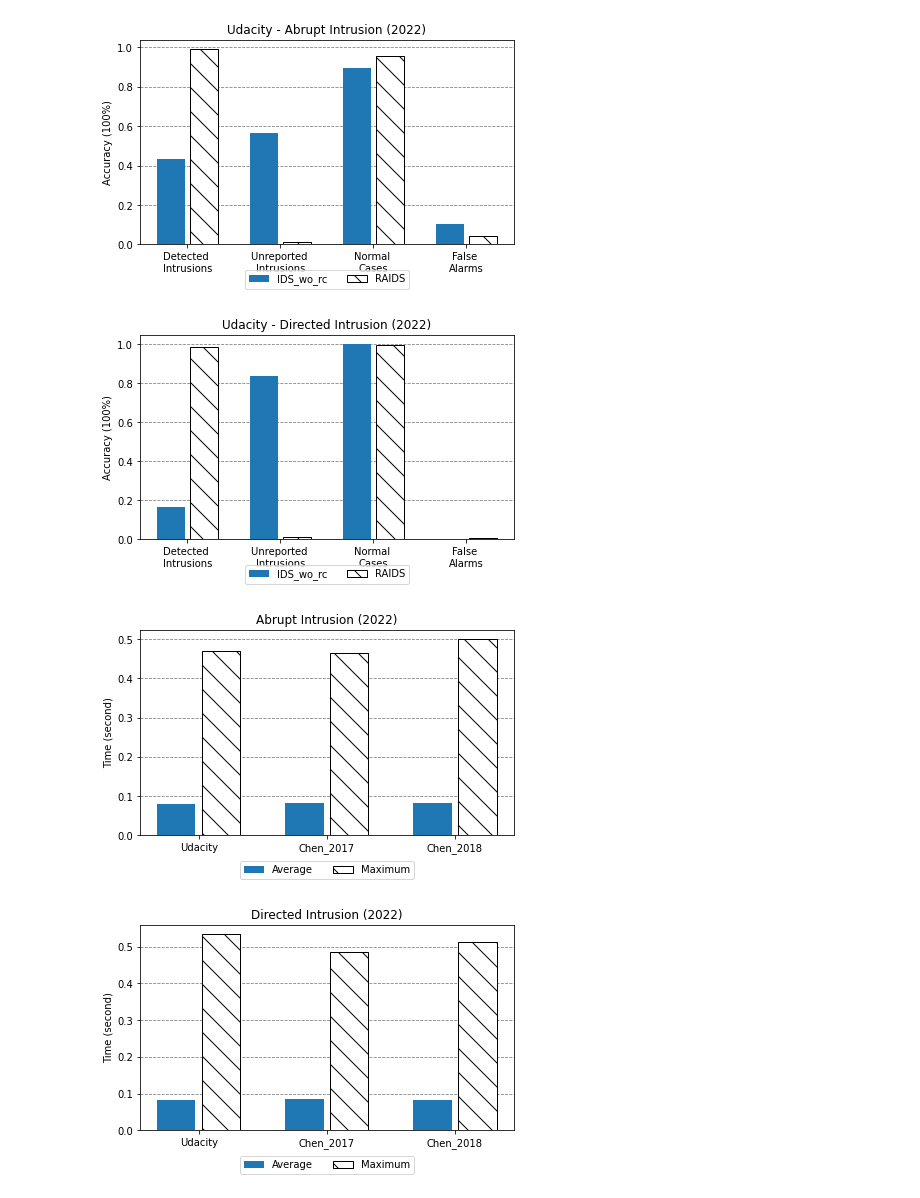
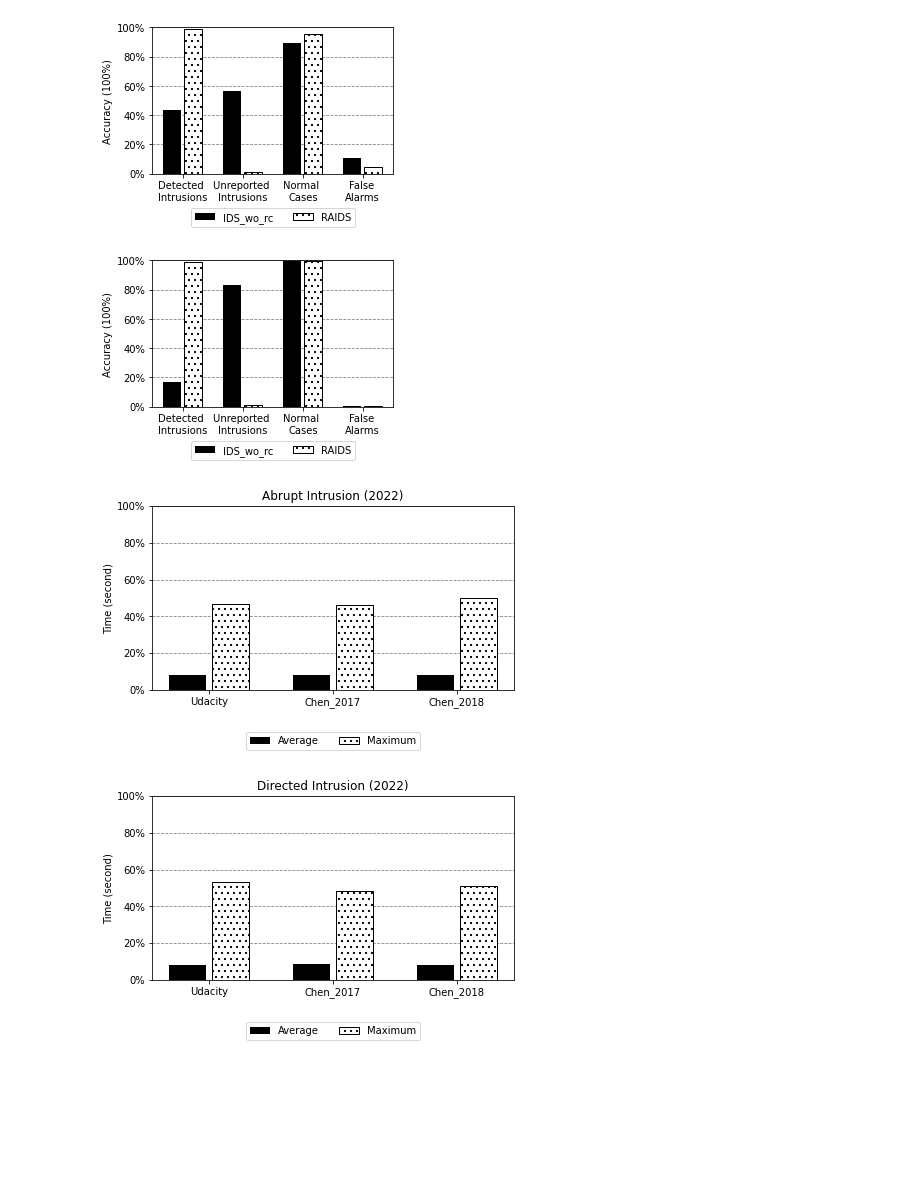
Before and after one commit to koztkozt/RAIDS, a Jupyter notebook: plot_graph.ipynb, the cells around one changed output. Cells and saved outputs as stored; diff of their text form; code cells hidden in the pictures; blank space fills up the shorter version.

```diff
--- a/plot_graph.ipynb
+++ b/plot_graph.ipynb
@@ -213,48 +230,51 @@ IDS = [0.43532763532763535, 0.5646723646723647, 0.8951545028255381, 0.1048454971
 RAIDS = [0.9891737891737892, 0.010826210826210826, 0.9556330407598894, 0.044366959240110616]
 
 x = np.arange(len(labels))  # the label locations
 width = 0.35  # the width of the bars
 
 fig, ax = plt.subplots()
-rects1 = ax.bar(x - width / 2, IDS, (width - 0.05), label="IDS_wo_rc", color="tab:blue")
-rects2 = ax.bar(x + width / 2, RAIDS, (width - 0.05), label="RAIDS", color="white", hatch="\\", edgecolor="black")
+rects1 = ax.bar(x - width / 2, IDS, (width - 0.05), label="IDS_wo_rc", color="k")
+rects2 = ax.bar(x + width / 2, RAIDS, (width - 0.05), label="RAIDS", color="white", hatch="..", edgecolor="black")
 
 ax.set_ylabel("Accuracy (100%)")
-ax.set_title("Udacity - Abrupt Intrusion (2022)")
+# ax.set_title("Udacity - Abrupt Intrusion (2022)")
 ax.set_xticks(x, labels)
 ax.set_axisbelow(True)
 ax.yaxis.grid(color="gray", linestyle="dashed")
-ax.legend(loc="upper center", bbox_to_anchor=(0.5, -0.1), ncol=len(labels))
-
+ax.yaxis.set_major_formatter(mtick.PercentFormatter(1.0))
+ax.legend(loc="upper center", bbox_to_anchor=(0.5, -0.2), ncol=len(labels))
+ax.set_ylim([0, 1])
 fig.tight_layout()
-
+fig.set_size_inches(4, 3)
 plt.show()
-
+fig.savefig("report_image/raids_abrupt_Udacity.pdf")
 # Directed
 labels = ["Detected \nIntrusions", "Unreported \nIntrusions", "Normal \nCases", "False \nAlarms"]
 IDS = [0.1657754010695187, 0.8342245989304813, 0.9980758347481608, 0.0019241652518392756]
 RAIDS = [0.9866310160427807, 0.013368983957219251, 0.9946802490096208, 0.0053197509903791735]
 
 x = np.arange(len(labels))  # the label locations
 width = 0.35  # the width of the bars
 
 fig, ax = plt.subplots()
-rects1 = ax.bar(x - width / 2, IDS, (width - 0.05), label="IDS_wo_rc", color="tab:blue")
-rects2 = ax.bar(x + width / 2, RAIDS, (width - 0.05), label="RAIDS", color="white", hatch="\\", edgecolor="black")
+rects1 = ax.bar(x - width / 2, IDS, (width - 0.05), label="IDS_wo_rc", color="k")
+rects2 = ax.bar(x + width / 2, RAIDS, (width - 0.05), label="RAIDS", color="white", hatch="..", edgecolor="black")
 
 ax.set_ylabel("Accuracy (100%)")
-ax.set_title("Udacity - Directed Intrusion (2022)")
+# ax.set_title("Udacity - Directed Intrusion (2022)")
 ax.set_xticks(x, labels)
 ax.set_axisbelow(True)
 ax.yaxis.grid(color="gray", linestyle="dashed")
-ax.legend(loc="upper center", bbox_to_anchor=(0.5, -0.1), ncol=len(labels))
-
+ax.yaxis.set_major_formatter(mtick.PercentFormatter(1.0))
+ax.legend(loc="upper center", bbox_to_anchor=(0.5, -0.2), ncol=len(labels))
+ax.set_ylim([0, 1])
 fig.tight_layout()
-
+fig.set_size_inches(4, 3)
 plt.show()
+fig.savefig("report_image/raids_directed_Udacity.pdf")
 # %% [output]
-[figure, old version]
+[figure, new version]
-[figure, old version]
+[figure, new version]
 # %%
 import numpy as np
 import matplotlib.pyplot as plt
@@ -269,16 +289,17 @@ x = np.arange(len(labels))  # the label locations
 width = 0.35  # the width of the bars
 
 fig, ax = plt.subplots()
-rects1 = ax.bar(x - width / 2, Average, (width - 0.05), label="Average", color="tab:blue")
-rects2 = ax.bar(x + width / 2, Maximum, (width - 0.05), label="Maximum", color="white", hatch="\\", edgecolor="black")
+rects1 = ax.bar(x - width / 2, Average, (width - 0.05), label="Average", color="k")
+rects2 = ax.bar(x + width / 2, Maximum, (width - 0.05), label="Maximum", color="white", hatch="..", edgecolor="black")
 
 ax.set_ylabel("Time (second)")
 ax.set_title("Abrupt Intrusion (2022)")
 ax.set_xticks(x, labels)
 ax.set_axisbelow(True)
 ax.yaxis.grid(color="gray", linestyle="dashed")
-ax.legend(loc="upper center", bbox_to_anchor=(0.5, -0.1), ncol=len(labels))
-
+ax.yaxis.set_major_formatter(mtick.PercentFormatter(1.0))
+ax.legend(loc="upper center", bbox_to_anchor=(0.5, -0.2), ncol=len(labels))
+ax.set_ylim([0, 1])
 fig.tight_layout()
 
 plt.show()
@@ -292,19 +313,20 @@ x = np.arange(len(labels))  # the label locations
 width = 0.35  # the width of the bars
 
 fig, ax = plt.subplots()
-rects1 = ax.bar(x - width / 2, Average, (width - 0.05), label="Average", color="tab:blue")
-rects2 = ax.bar(x + width / 2, Maximum, (width - 0.05), label="Maximum", color="white", hatch="\\", edgecolor="black")
+rects1 = ax.bar(x - width / 2, Average, (width - 0.05), label="Average", color="k")
+rects2 = ax.bar(x + width / 2, Maximum, (width - 0.05), label="Maximum", color="white", hatch="..", edgecolor="black")
 
 ax.set_ylabel("Time (second)")
 ax.set_title("Directed Intrusion (2022)")
 ax.set_xticks(x, labels)
 ax.set_axisbelow(True)
 ax.yaxis.grid(color="gray", linestyle="dashed")
-ax.legend(loc="upper center", bbox_to_anchor=(0.5, -0.1), ncol=len(labels))
-
+ax.yaxis.set_major_formatter(mtick.PercentFormatter(1.0))
+ax.legend(loc="upper center", bbox_to_anchor=(0.5, -0.2), ncol=len(labels))
+ax.set_ylim([0, 1])
 fig.tight_layout()
 
 plt.show()
 # %% [output]
-[figure, old version]
+[figure, new version]
-[figure, old version]
+[figure, new version]
```
Also changed, not shown: parts of 5 cells of this notebook.
